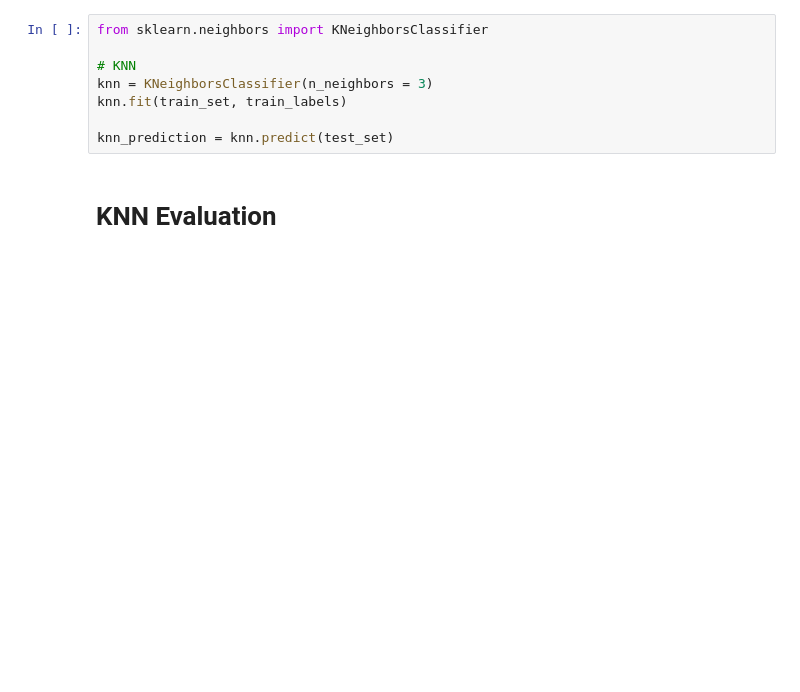
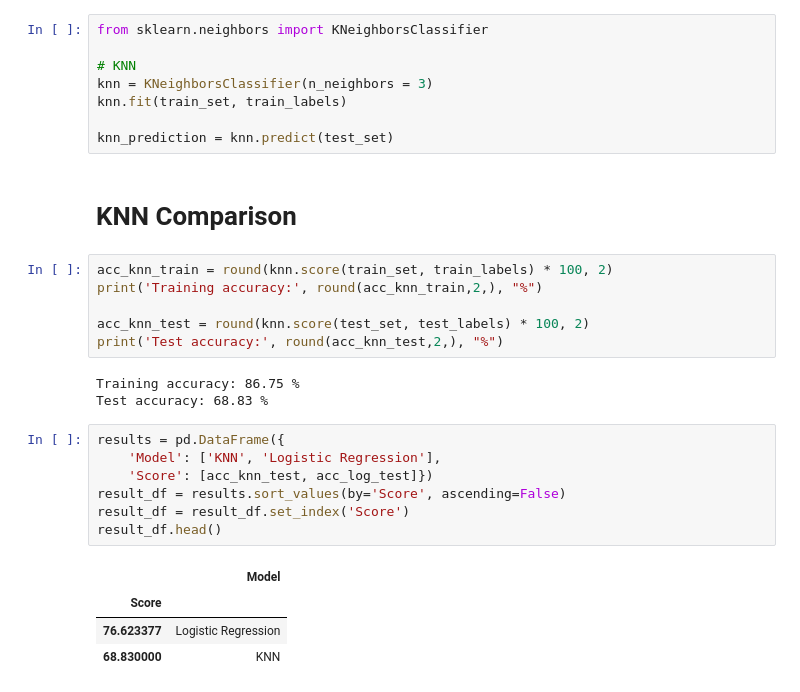
Before and after one commit to ricpnk/project_diabetes_prediction, a Jupyter notebook: notebooks/model_training.ipynb, the cells around one changed output. Drawn from its saved outputs; the diff is of its cells as text; blank space fills up the shorter version.

```diff
--- a/notebooks/model_training.ipynb
+++ b/notebooks/model_training.ipynb
@@ -136,4 +142,25 @@ knn.fit(train_set, train_labels)
 
 knn_prediction = knn.predict(test_set)
 # %% [markdown]
-# KNN Evaluation
+# KNN Comparison
+# %%
+acc_knn_train = round(knn.score(train_set, train_labels) * 100, 2)
+print('Training accuracy:', round(acc_knn_train,2,), "%")
+
+acc_knn_test = round(knn.score(test_set, test_labels) * 100, 2)
+print('Test accuracy:', round(acc_knn_test,2,), "%")
+# %% [output]
+Training accuracy: 86.75 %
+Test accuracy: 68.83 %
+# %%
+results = pd.DataFrame({
+    'Model': ['KNN', 'Logistic Regression'],
+    'Score': [acc_knn_test, acc_log_test]})
+result_df = results.sort_values(by='Score', ascending=False)
+result_df = result_df.set_index('Score')
+result_df.head()
+# %% [output]
+|  | Model |
+| Score |  |
+| 76.623377 | Logistic Regression |
+| 68.830000 | KNN |
```
Also changed, not shown: parts of 3 cells of this notebook.
